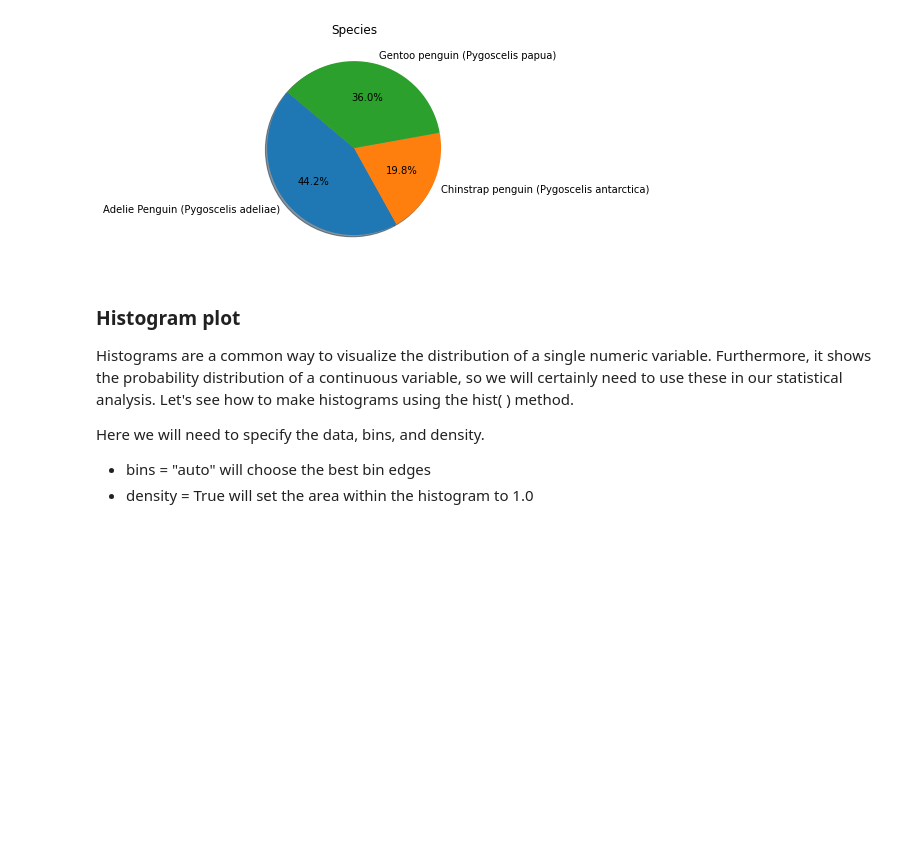
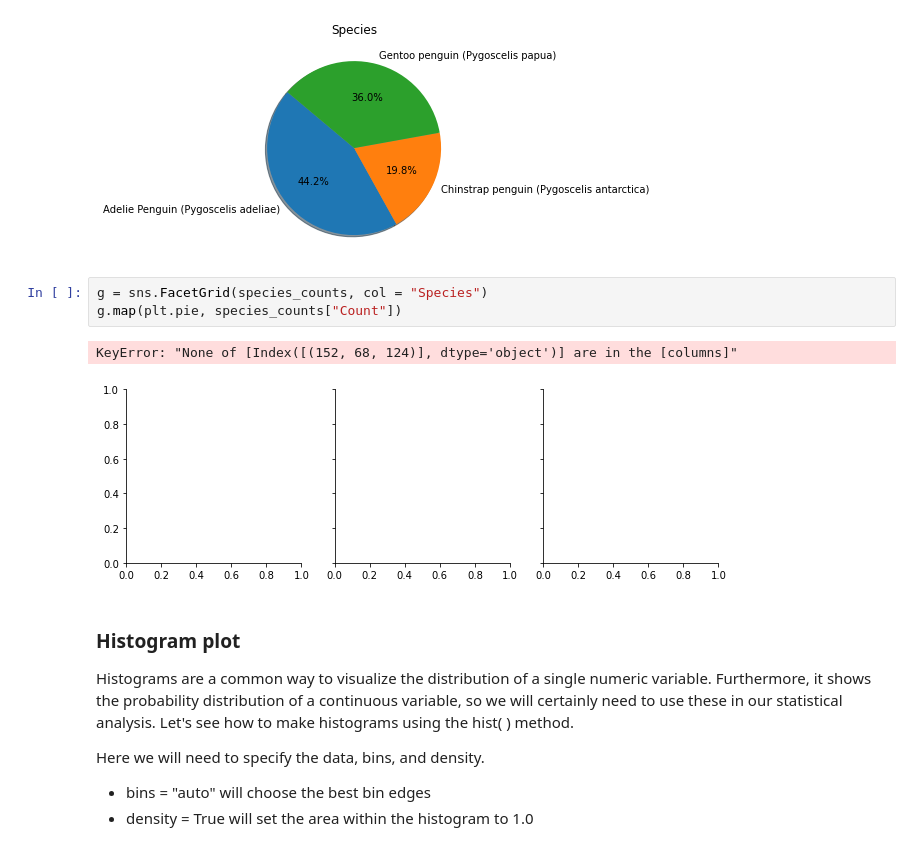
Before and after one commit to vnguyen24/SURF2022, a Jupyter notebook: Session2/Teaching2.ipynb, the cells around one changed output. Drawn from its saved outputs; the diff is of its cells as text; blank space fills up the shorter version.

```diff
--- a/Session2/Teaching2.ipynb
+++ b/Session2/Teaching2.ipynb
@@ -446,6 +385,12 @@ plt.title("Species")
 plt.show()
 # %% [output]
 [figure]
+# %%
+g = sns.FacetGrid(species_counts, col = "Species")
+g.map(plt.pie, species_counts["Count"])
+# %% [output]
+KeyError: "None of [Index([(152, 68, 124)], dtype='object')] are in the [columns]"
+[figure, added]
 # %% [markdown]
 ### Histogram plot
 
```
Also changed, not shown: parts of 26 cells of this notebook.
